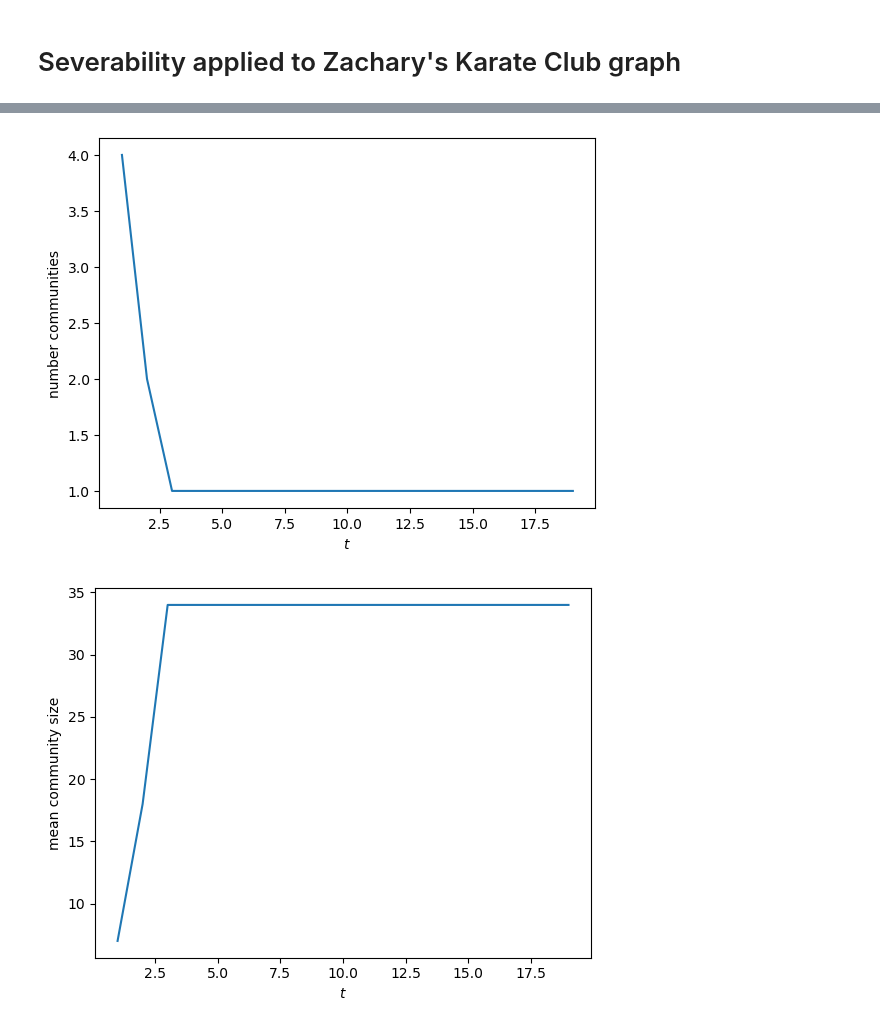
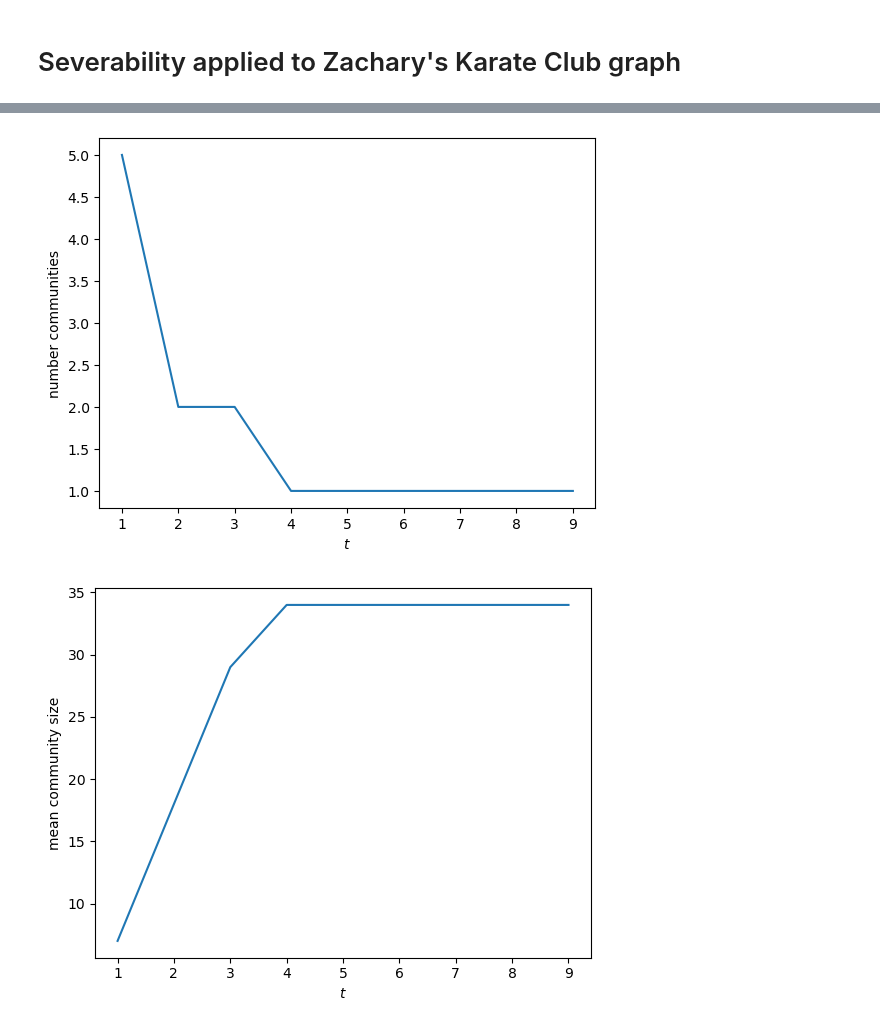
Before and after one commit to barahona-research-group/severability, a Jupyter notebook: notebooks/Example_1.ipynb, the cells around one changed output, grey strips where cells are left out. Saved outputs shown, nothing was run; the diff lists cells and outputs as text; code cells hidden in the pictures.

```diff
--- a/notebooks/Example_1.ipynb
+++ b/notebooks/Example_1.ipynb
@@ -24,13 +24,13 @@ A = np.matrix(A)
 # compute transition matrix
 P = severability.transition_matrix(A)
 # %%
-times = np.arange(1,20,1)
+times = np.arange(1,10,1)
 n_communities = np.zeros_like(times)
 s_communities = np.zeros_like(times)
 
 for i in tqdm(range(len(times))):
     t = times[i]
-    partition = severability.component_cover(P,t=t)
+    partition = severability.node_component_cover(P,t=t)
     n_communities[i] = len(partition)
     sizes = np.zeros(len(partition))
     for j in range((len(partition))):
@@ -39,14 +39,14 @@ for i in tqdm(range(len(times))):
 # %%
 fig, ax = plt.subplots(1)
 ax.plot(times,n_communities)
-ax.set(xlabel="$t$", ylabel="number communities")
+ax.set(xlabel="$t$", ylabel="number communities",xticks=times)
 plt.show()
 # %% [output]
-[figure, old version]
+[figure, new version]
 # %%
 fig, ax = plt.subplots(1)
 ax.plot(times,s_communities)
-ax.set(xlabel="$t$", ylabel="mean community size")
+ax.set(xlabel="$t$", ylabel="mean community size",xticks=times)
 plt.show()
 # %% [output]
-[figure, old version]
+[figure, new version]
```
Also changed, not shown: parts of 1 cell of this notebook, 4 other files.
